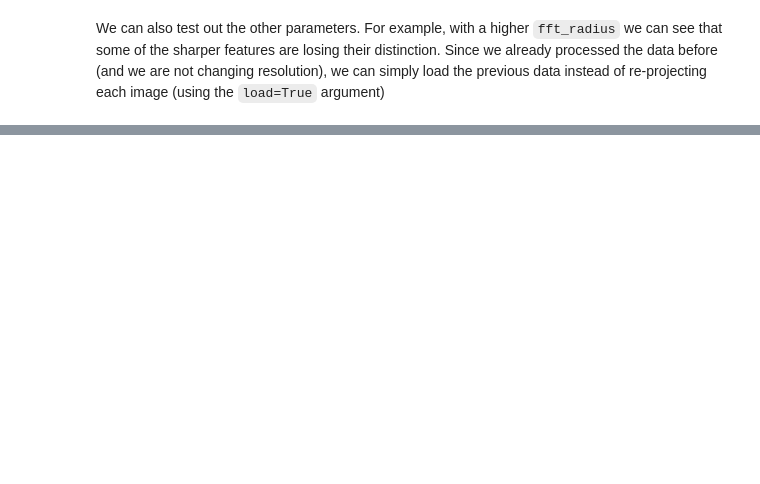
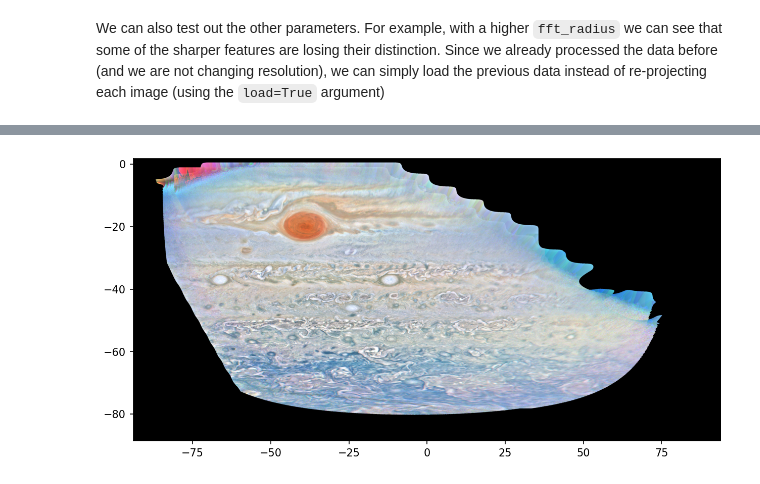
Before and after one commit to ramanakumars/JunoCamProjection, a Jupyter notebook: examples/mosaic.ipynb, the cells around one changed output, grey strips where cells are left out. Saved outputs shown, nothing was run; the diff lists cells and outputs as text; code cells hidden in the pictures; blank space fills up the shorter version.

```diff
--- a/examples/mosaic.ipynb
+++ b/examples/mosaic.ipynb
@@ -112,0 +142,6 @@ IMG_corr = projector.color_correction("nc/mosaic_fft20.nc", gamma=1.1, hist_eq=T
+# %%
+plt.figure(figsize=(10, 5), dpi=150)
+plt.imshow(IMG_corr, extent=(lon.min(), lon.max(), lat.min(), lat.max()), origin='lower')
+plt.show()
+# %% [output]
+[figure, added]
```
Also changed, not shown: parts of 6 cells of this notebook, 2 other files.
